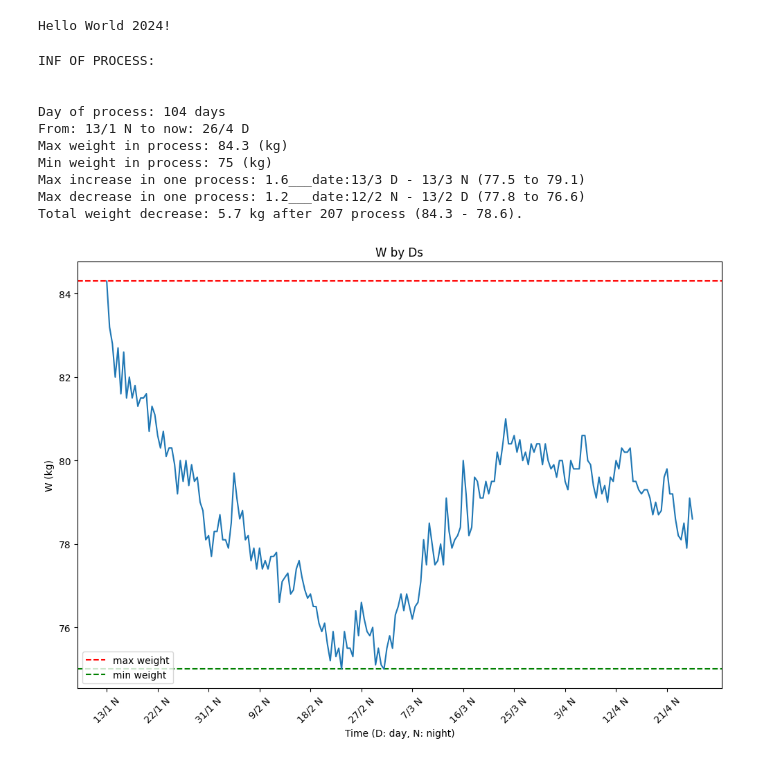
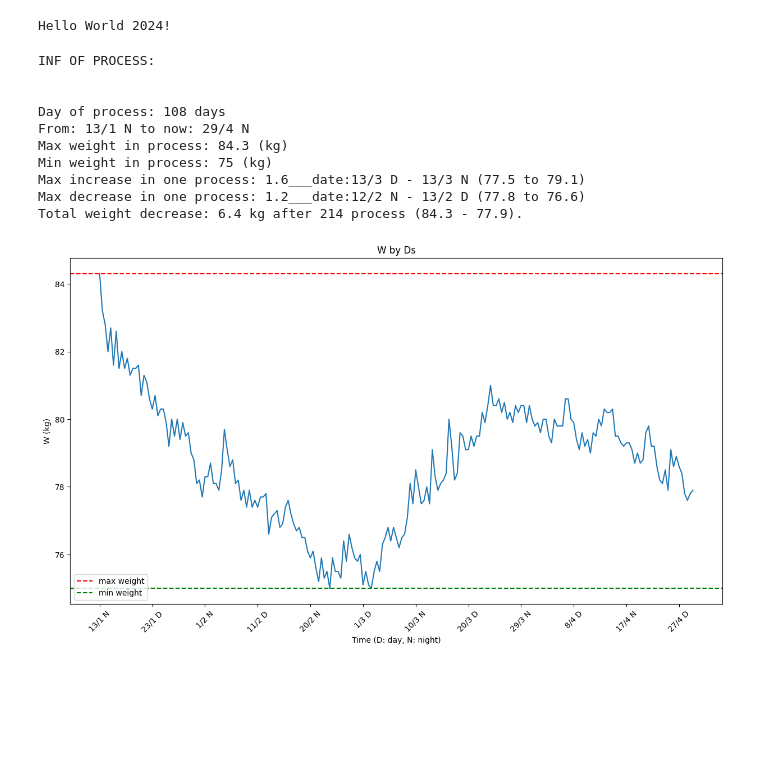
Before and after one commit to thanhbl-hust/2024_plning, a Jupyter notebook: train_12_1/weights.ipynb, the cells around one changed output. Saved outputs shown, nothing was run; the diff lists cells and outputs as text; code cells hidden in the pictures; blank space fills up the shorter version.

Commit message:
update process

```diff
--- a/train_12_1/weights.ipynb
+++ b/train_12_1/weights.ipynb
@@ -56,7 +56,8 @@ w = [
     79.4,  79,     79.6,   79.5,   80,     79.8,   80.3,   80.2,
     80.2,  80.3,   79.5,   79.5,   79.3,   79.2,   79.3,   79.3,
     79.1,  78.7,   79,     78.7,   78.8,   79.6,   79.8,   79.2,
-    79.2,  78.6,   78.2,   78.1,   78.5,   77.9,   79.1,   78.6
+    79.2,  78.6,   78.2,   78.1,   78.5,   77.9,   79.1,   78.6,
+    78.9,  78.6,   78.4,   77.8,   77.6,   77.8,   77.9
 ]
 
 d = [
@@ -85,7 +86,8 @@ d = [
     '10/4 N', '11/4 D', '11/4 N', '12/4 D', '12/4 N', '13/4 D', '13/4 N', '14/4 D',
     '14/4 N', '15/4 D', '15/4 N', '16/4 D', '16/4 N', '17/4 D', '17/4 N', '18/4 D',
     '18/4 N', '19/4 D', '19/4 N', '20/4 D', '20/4 N', '21/4 D', '21/4 N', '22/4 D',
-    '22/4 N', '23/4 D', '23/4 N', '24/4 D', '24/4 N', '25/4 D', '25/4 N', '26/4 D'
+    '22/4 N', '23/4 D', '23/4 N', '24/4 D', '24/4 N', '25/4 D', '25/4 N', '26/4 D',
+    '26/4 N', '27/4 D', '27/4 N', '28/4 D', '28/4 N', '29/4 D', '29/4 N'
 ]
 # %%
 def paint(w, d, set_time):
@@ -112,37 +114,37 @@ def paint(w, d, set_time):
     print("\n")
     print(f'Day of process: {int((len(w) + len(w) % 2) / 2)} days')
     print(f'From: {d[0]} to now: {d[len(d) - 1]}')
     print(f'Max weight in process: {round(max(w), 2)} (kg)')
     print(f'Min weight in process: {round(min(w), 2)} (kg)')
     print(f'Max increase in one process: {round(maxIn, 1)}___date:{d[inr1]} - {d[inr2]} ({w[inr1]} to {w[inr2]})')
     print(f'Max decrease in one process: {round(maxDe, 2)}___date:{d[der1]} - {d[der2]} ({w[der1]} to {w[der2]})')
     print(f'Total weight decrease: {round(abs(w[len(w) - 1] - w[0]), 1)} kg after {len(w) - 1} process ({w[0]} - {w[len(w) - 1]}).')
 
-    fig = plt.figure(figsize=(12, 8))
+    fig = plt.figure(figsize=(15, 8))
     plt.axhline(y = max_value, color = 'r', linestyle = '--', label = 'Max')
     plt.axhline(y = min_value, color = 'g', linestyle = '--', label = 'Min')
     plt.plot(d, w, marker = '')
     plt.xlabel('Time (D: day, N: night)')
     plt.ylabel('W (kg)')
     plt.title('W by Ds')
     plt.xticks(x_ticks, x_labels, rotation = 45)
     plt.legend(['max weight', 'min weight'], loc='lower left')
     plt.show()
 
 
 check = len(w)
 paint(w[:check], d[:check], 11)
 # %% [output]
 INF OF PROCESS:
 
 
-Day of process: 104 days
-From: 13/1 N to now: 26/4 D
+Day of process: 108 days
+From: 13/1 N to now: 29/4 N
 Max weight in process: 84.3 (kg)
 Min weight in process: 75 (kg)
 Max increase in one process: 1.6___date:13/3 D - 13/3 N (77.5 to 79.1)
 Max decrease in one process: 1.2___date:12/2 N - 13/2 D (77.8 to 76.6)
-Total weight decrease: 5.7 kg after 207 process (84.3 - 78.6).
+Total weight decrease: 6.4 kg after 214 process (84.3 - 77.9).
-[figure, old version]
+[figure, new version]
 # %%
 #pip install imageio
```
